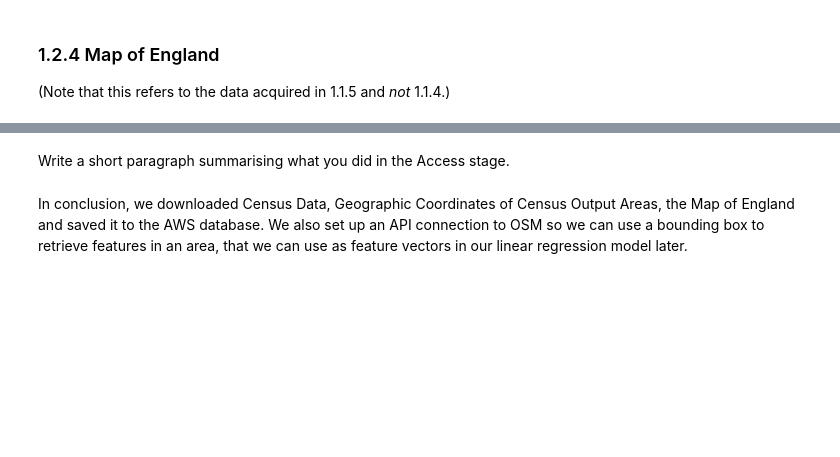
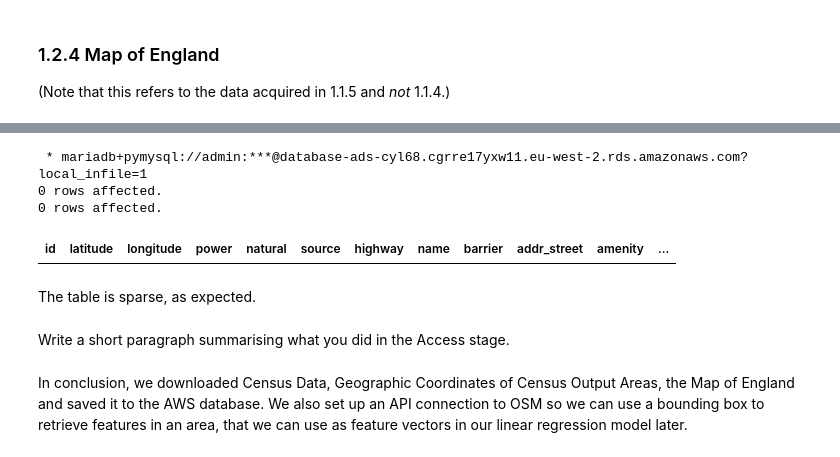
Before and after one commit to chenyilow/cyl68_ads_2024, a Jupyter notebook: _notebooks/ads_course_assessment.ipynb, the cells around one changed output, grey strips where cells are left out. Drawn from its saved outputs; the diff is of its cells as text; code cells hidden in the pictures; blank space fills up the shorter version.

```diff
--- a/_notebooks/ads_course_assessment.ipynb
+++ b/_notebooks/ads_course_assessment.ipynb
@@ -814,3 +811,15 @@ MODIFY db_id bigint(20) unsigned NOT NULL AUTO_INCREMENT, AUTO_INCREMENT=1;
+# %%
+%%sql
+
+USE `ads_2024`;
+SELECT * FROM `map` LIMIT 5;
+# %% [output]
+ * mariadb+pymysql://admin:***@database-ads-cyl68.cgrre17yxw11.eu-west-2.rds.amazonaws.com?local_infile=1
+0 rows affected.
+0 rows affected.
+| id | latitude | longitude | power | natural | source | highway | name | barrier | addr_street | amenity | ... |
+# %% [markdown]
+The table is sparse, as expected.
 # %% [markdown]
 Write a short paragraph summarising what you did in the Access stage.
 # %% [markdown]
```
Also changed, not shown: parts of 41 cells of this notebook.
